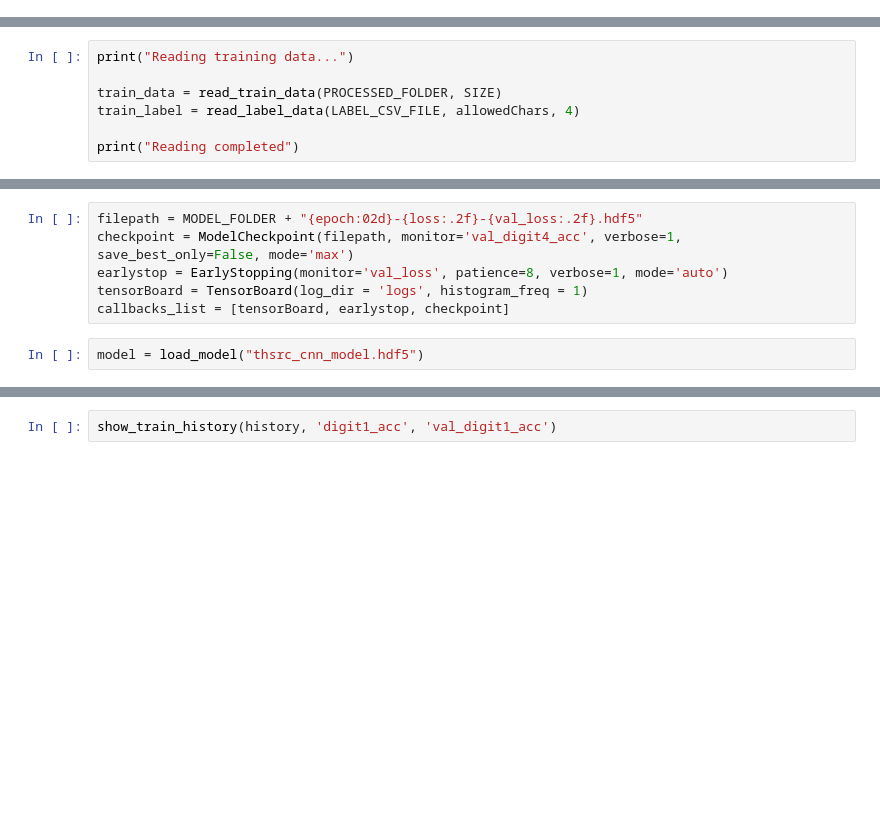
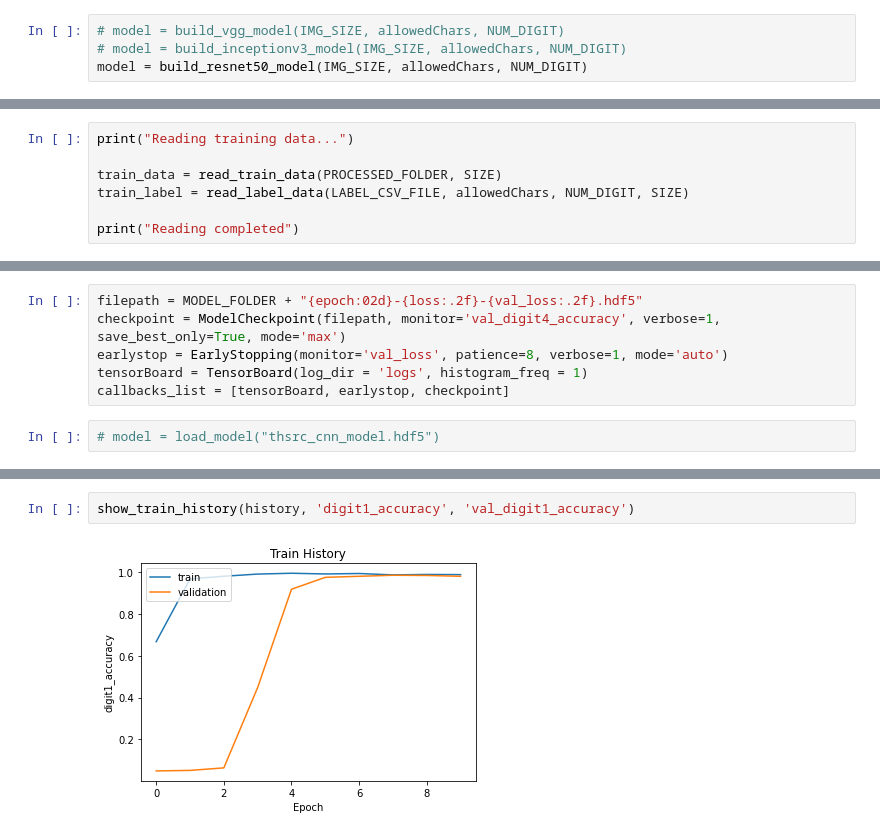
Before and after one commit to maxmilian/thsrc_captcha, a Jupyter notebook: cnn.ipynb, the cells around one changed output, grey strips where cells are left out. Cells and saved outputs as stored; diff of their text form; blank space fills up the shorter version.

Commit message:
train resnet50/inceptionv3 model

```diff
--- a/cnn.ipynb
+++ b/cnn.ipynb
@@ -18,0 +21,4 @@ model = create_cnn_model(WIDTH, HEIGHT, allowedChars, NUM_DIGIT)
+# %%
+# model = build_vgg_model(IMG_SIZE, allowedChars, NUM_DIGIT)
+# model = build_inceptionv3_model(IMG_SIZE, allowedChars, NUM_DIGIT)
+model = build_resnet50_model(IMG_SIZE, allowedChars, NUM_DIGIT)
@@ -20,6 +44,6 @@ model = create_cnn_model(WIDTH, HEIGHT, allowedChars, NUM_DIGIT)
 print("Reading training data...")
 
 train_data = read_train_data(PROCESSED_FOLDER, SIZE)
-train_label = read_label_data(LABEL_CSV_FILE, allowedChars, 4)
+train_label = read_label_data(LABEL_CSV_FILE, allowedChars, NUM_DIGIT, SIZE)
 
 print("Reading completed")
@@ -26,10 +53,10 @@ print("Reading completed")
 # %%
 filepath = MODEL_FOLDER + "{epoch:02d}-{loss:.2f}-{val_loss:.2f}.hdf5"
-checkpoint = ModelCheckpoint(filepath, monitor='val_digit4_acc', verbose=1, save_best_only=False, mode='max')
+checkpoint = ModelCheckpoint(filepath, monitor='val_digit4_accuracy', verbose=1, save_best_only=True, mode='max')
 earlystop = EarlyStopping(monitor='val_loss', patience=8, verbose=1, mode='auto')
 tensorBoard = TensorBoard(log_dir = 'logs', histogram_freq = 1)
 callbacks_list = [tensorBoard, earlystop, checkpoint]
 # %%
-model = load_model("thsrc_cnn_model.hdf5")
+# model = load_model("thsrc_cnn_model.hdf5")
 # %%
 history = model.fit(train_data, train_label, validation_split=0.2, batch_size=50, epochs=10, verbose=1, shuffle=True, callbacks=callbacks_list)
@@ -36,2 +81,4 @@ history = model.fit(train_data, train_label, validation_split=0.2, batch_size=50
 # %%
-show_train_history(history, 'digit1_acc', 'val_digit1_acc')
+show_train_history(history, 'digit1_accuracy', 'val_digit1_accuracy')
+# %% [output]
+[figure, added]
```
Also changed, not shown: parts of 5 cells of this notebook, 8 other files.
